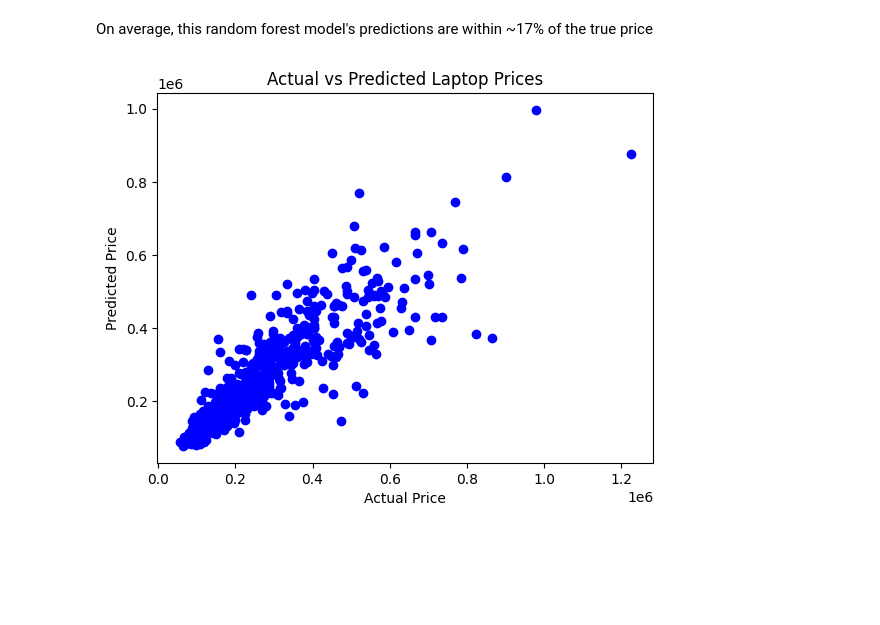
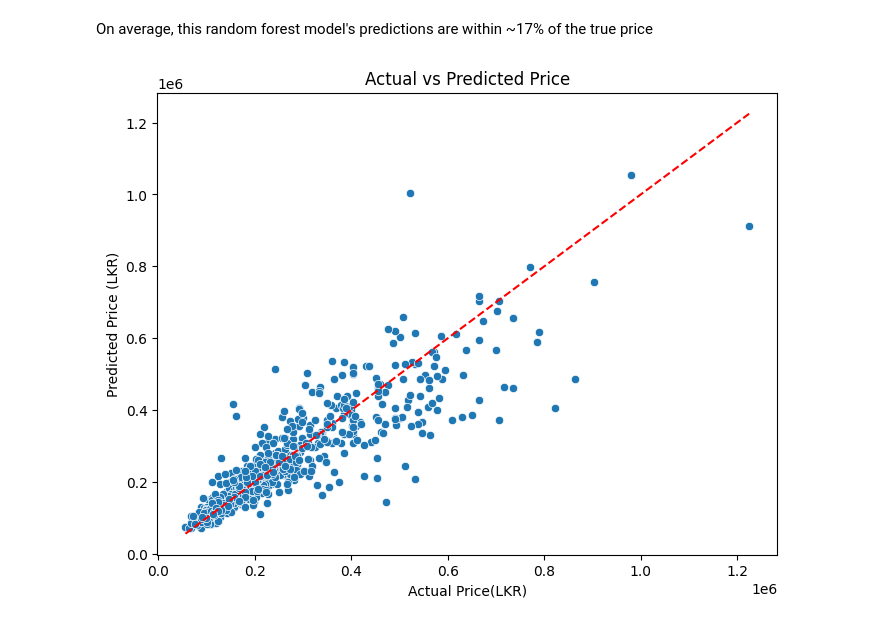
Before and after one commit to Dunith2002/Laptop_Price_Predictor, a Jupyter notebook: notebooks/FC211020_Dinusha/3_Model_development.ipynb, the cells around one changed output. Cells and saved outputs as stored; diff of their text form; code cells hidden in the pictures; blank space fills up the shorter version.

```diff
--- a/notebooks/FC211020_Dinusha/3_Model_development.ipynb
+++ b/notebooks/FC211020_Dinusha/3_Model_development.ipynb
@@ -67,7 +67,8 @@ df['Display_Category'] = df['Display_Category'].astype('category')
 df['RAM_Expandable'] = df['RAM_Expandable'].astype('category')
 df['Operating_System'] = df['Operating_System'].astype('category')
 # %%
-df.drop(columns=['Processor_Series'],inplace=True)
+# df.drop(columns=['Processor_Series'],inplace=True)
+df.drop(columns=['Operating_System'], inplace=True)
 # %%
 df.info()
 # %% [output]
@@ -91,5 +92,3 @@ memory usage: 202.4+ KB
-# %%
-df=df.drop(columns=['Processor_Brand'])
 # %%
 # Categorical columns
 categorical_cols = df.select_dtypes(include=['category']).columns
@@ -142,29 +141,30 @@ ram_type_order = {
     "LPDDR5": 7, "LPDDR5X": 8
 }
 
-
 df["Processor_Tier"] = df["Processor_Tier"].map(processor_tier_order)
 df["Display_Category"] = df["Display_Category"].map(display_category_order)
 df["GPU_Tier"] = df["GPU_Tier"].map(gpu_tier_order)
 df["RAM_TYPE"] = df["RAM_TYPE"].map(ram_type_order)
 
 
-# Label Encoding for ordinal columns
-le_brand = LabelEncoder()
-le_proc_brand = LabelEncoder()
-le_gpu_brand = LabelEncoder()
-le_proc_series = LabelEncoder()
-le_ops = LabelEncoder()
+# # Label Encoding for ordinal columns
+# le_brand = LabelEncoder()
+# le_proc_brand = LabelEncoder()
+# le_gpu_brand = LabelEncoder()
+# le_proc_series = LabelEncoder()
+# le_ops = LabelEncoder()
 
-df["Brand"] = le_brand.fit_transform(df["Brand"])
+# df["Brand"] = le_brand.fit_transform(df["Brand"])
 # df["Processor_Brand"] = le_proc_brand.fit_transform(df["Processor_Brand"])
-df["GPU_Brand"] = le_gpu_brand.fit_transform(df["GPU_Brand"])
+# df["GPU_Brand"] = le_gpu_brand.fit_transform(df["GPU_Brand"])
 # df["Processor_Series"] = le_proc_series.fit_transform(df["Processor_Series"])
-df["Operating_System"] = le_ops.fit_transform(df["Operating_System"])
+# # df["Operating_System"] = le_ops.fit_transform(df["Operating_System"])
 
-# # One-Hot Encoding for nominal columns
-# df = pd.get_dummies(df, columns=['Brand', 'Processor_Brand', 'GPU_Brand', 'Processor_Series'],
-#                            drop_first=True, prefix=['Brand', 'Processor', 'GPU', 'ProcSeries'])
+# One-Hot Encoding for nominal columns
+
+df = pd.get_dummies(df,
+                    columns=['Brand', 'Processor_Brand', 'GPU_Brand', 'Processor_Series'],
+                    drop_first=True)
 # %%
 df.info()
 # %% [output]
@@ -432,14 +441,15 @@ Relative Error: 17.38%
 # %% [markdown]
 On average, this random forest model's predictions are within ~17% of the true price
 # %%
-# plt.scatter(y_test, y_pred_best, color='blue')
-plt.scatter(y_test, y_pred, color='blue')
-plt.xlabel("Actual Price")
-plt.ylabel("Predicted Price")
-plt.title("Actual vs Predicted Laptop Prices")
+plt.figure(figsize=(8,6))
+sns.scatterplot(x=y_test, y=y_pred)
+plt.plot([y_test.min(), y_test.max()], [y_test.min(), y_test.max()], 'r--')
+plt.xlabel("Actual Price(LKR)")
+plt.ylabel("Predicted Price (LKR)")
+plt.title("Actual vs Predicted Price")
 plt.show()
 # %% [output]
-[figure, old version]
+[figure, new version]
 # %%
 importance = pd.Series(best_rf.feature_importances_, index=X.columns).sort_values(ascending=False)
 importance.plot(kind='bar', figsize=(10,5))
```
Also changed, not shown: parts of 13 cells of this notebook, 2 other files.
